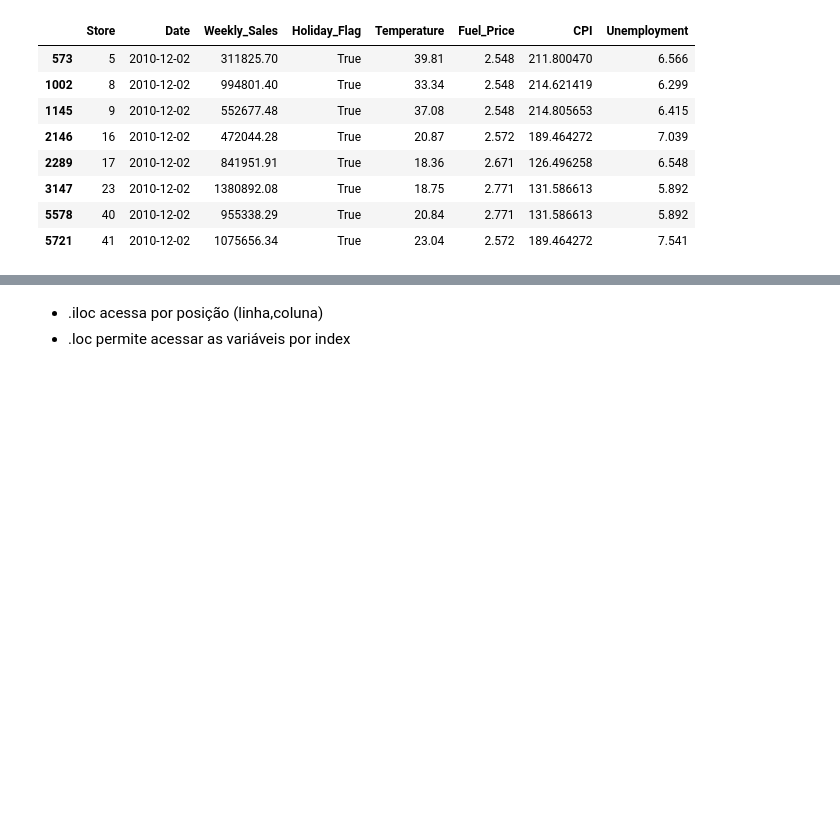
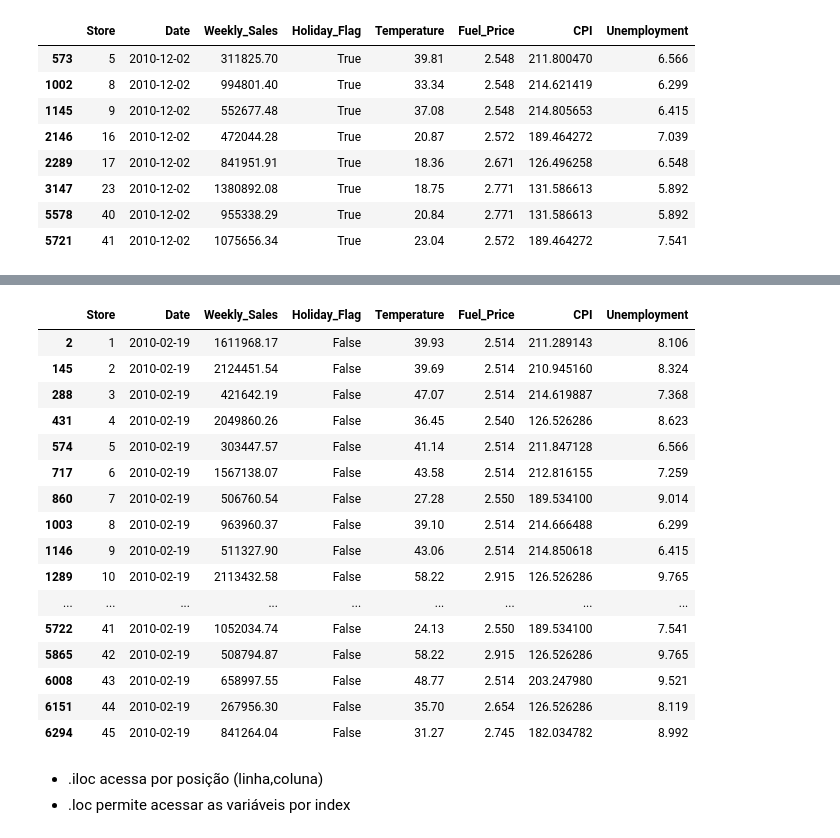
Before and after one commit to andrelbd1/teaching-data-science, a Jupyter notebook: 01. Series, DataFrame and Reindex.ipynb, the cells around one changed output, grey strips where cells are left out. Cells and saved outputs as stored; diff of their text form; code cells hidden in the pictures; blank space fills up the shorter version.

```diff
--- a/01. Series, DataFrame and Reindex.ipynb
+++ b/01. Series, DataFrame and Reindex.ipynb
@@ -678,3 +694,23 @@ walmart.query("Date == '12-02-2010' and Temperature < 40 and Unemployment < 8")
+# %%
+walmart.query("Date >= '2010-02-12' and Date <= '2010-02-20'")
+# %% [output]
+|  | Store | Date | Weekly_Sales | Holiday_Flag | Temperature | Fuel_Price | CPI | Unemployment |
+| 2 | 1 | 2010-02-19 | 1611968.17 | False | 39.93 | 2.514 | 211.289143 | 8.106 |
+| 145 | 2 | 2010-02-19 | 2124451.54 | False | 39.69 | 2.514 | 210.945160 | 8.324 |
+| 288 | 3 | 2010-02-19 | 421642.19 | False | 47.07 | 2.514 | 214.619887 | 7.368 |
+| 431 | 4 | 2010-02-19 | 2049860.26 | False | 36.45 | 2.540 | 126.526286 | 8.623 |
+| 574 | 5 | 2010-02-19 | 303447.57 | False | 41.14 | 2.514 | 211.847128 | 6.566 |
+| 717 | 6 | 2010-02-19 | 1567138.07 | False | 43.58 | 2.514 | 212.816155 | 7.259 |
+| 860 | 7 | 2010-02-19 | 506760.54 | False | 27.28 | 2.550 | 189.534100 | 9.014 |
+| 1003 | 8 | 2010-02-19 | 963960.37 | False | 39.10 | 2.514 | 214.666488 | 6.299 |
+| 1146 | 9 | 2010-02-19 | 511327.90 | False | 43.06 | 2.514 | 214.850618 | 6.415 |
+| 1289 | 10 | 2010-02-19 | 2113432.58 | False | 58.22 | 2.915 | 126.526286 | 9.765 |
+| ... | ... | ... | ... | ... | ... | ... | ... | ... |
+| 5722 | 41 | 2010-02-19 | 1052034.74 | False | 24.13 | 2.550 | 189.534100 | 7.541 |
+| 5865 | 42 | 2010-02-19 | 508794.87 | False | 58.22 | 2.915 | 126.526286 | 9.765 |
+| 6008 | 43 | 2010-02-19 | 658997.55 | False | 48.77 | 2.514 | 203.247980 | 9.521 |
+| 6151 | 44 | 2010-02-19 | 267956.30 | False | 35.70 | 2.654 | 126.526286 | 8.119 |
+| 6294 | 45 | 2010-02-19 | 841264.04 | False | 31.27 | 2.745 | 182.034782 | 8.992 |
 # %% [markdown]
 - .iloc acessa por posição (linha,coluna)
 - .loc permite acessar as variáveis por index
```
Also changed, not shown: parts of 3 cells of this notebook, 9 other files.
